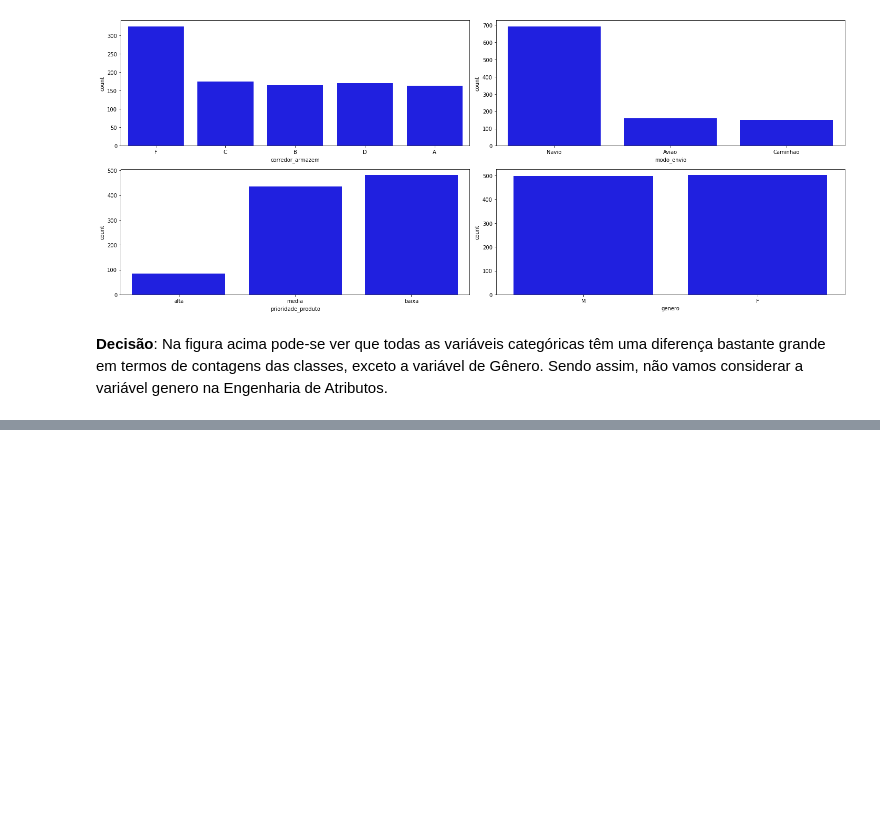
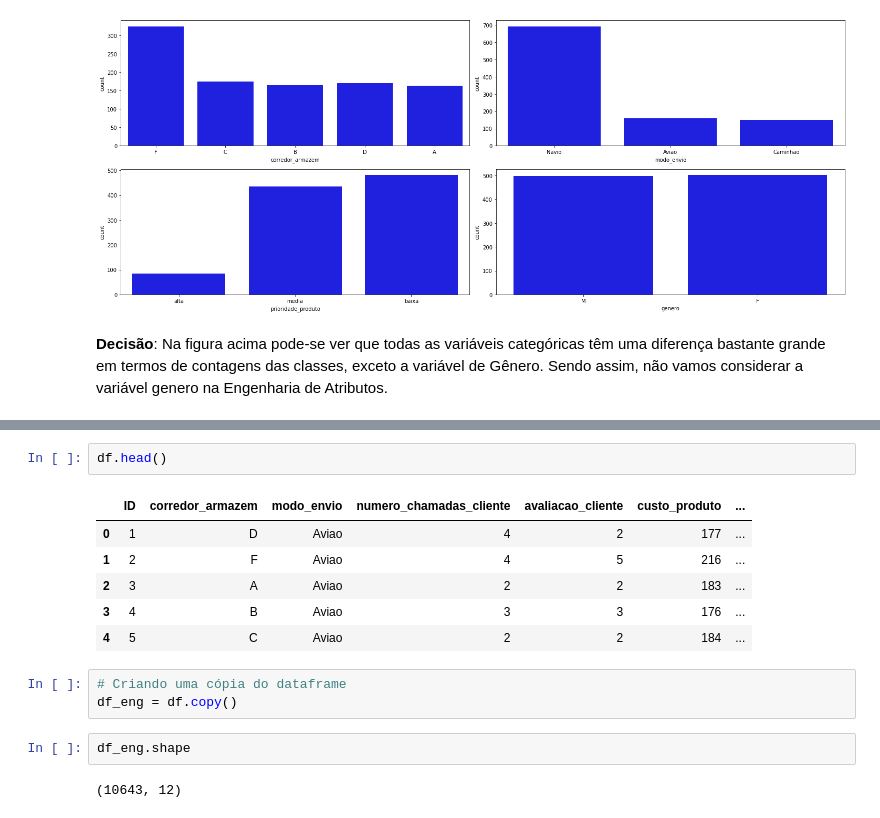
Before and after one commit to sandromzljr/Engenharia-Atributos, a Jupyter notebook: EngenhariaAtributos.ipynb, the cells around one changed output, grey strips where cells are left out. Drawn from its saved outputs; the diff is of its cells as text; blank space fills up the shorter version.

```diff
--- a/EngenhariaAtributos.ipynb
+++ b/EngenhariaAtributos.ipynb
@@ -383,0 +401,16 @@ for i in range(0, len(categoricas)):
+# %%
+df.head()
+# %% [output]
+|  | ID | corredor_armazem | modo_envio | numero_chamadas_cliente | avaliacao_cliente | custo_produto | ... |
+| 0 | 1 | D | Aviao | 4 | 2 | 177 | ... |
+| 1 | 2 | F | Aviao | 4 | 5 | 216 | ... |
+| 2 | 3 | A | Aviao | 2 | 2 | 183 | ... |
+| 3 | 4 | B | Aviao | 3 | 3 | 176 | ... |
+| 4 | 5 | C | Aviao | 2 | 2 | 184 | ... |
+# %%
+# Criando uma cópia do dataframe
+df_eng = df.copy()
+# %%
+df_eng.shape
+# %% [output]
+(10643, 12)
```
Also changed, not shown: parts of 22 cells of this notebook.
